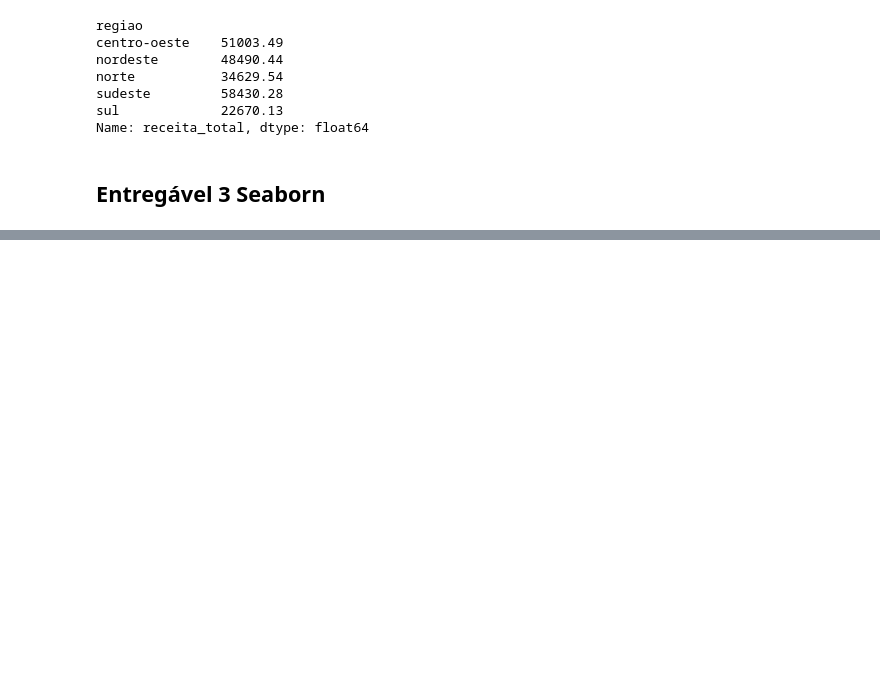
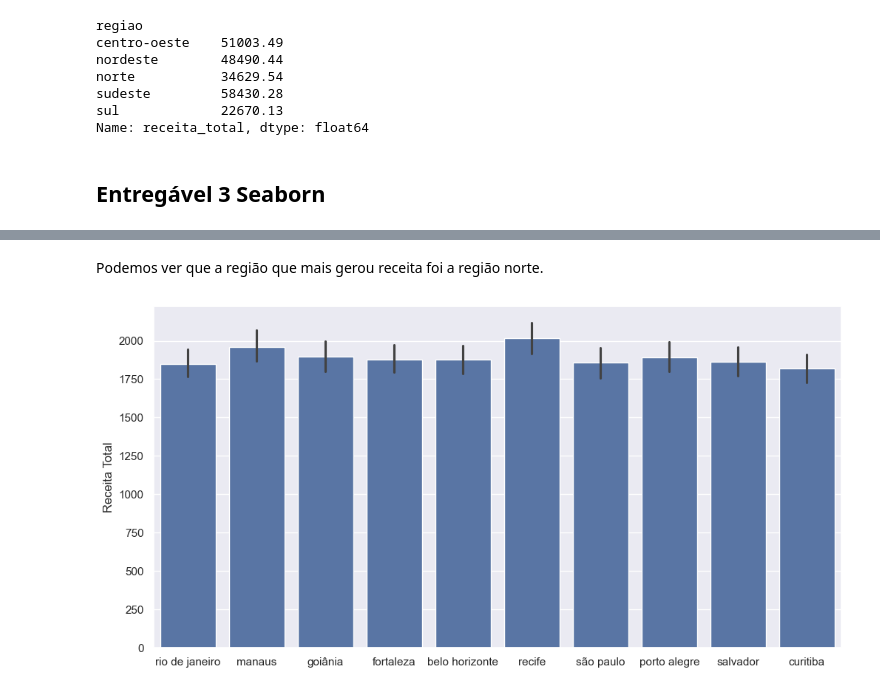
Before and after one commit to UFRJ-Analytica/ufrj-analytica-training, a Jupyter notebook: entregaveis/notebooks/arthur_pereira.ipynb, the cells around one changed output, grey strips where cells are left out. Saved outputs shown, nothing was run; the diff lists cells and outputs as text; code cells hidden in the pictures; blank space fills up the shorter version.

```diff
--- a/entregaveis/notebooks/arthur_pereira.ipynb
+++ b/entregaveis/notebooks/arthur_pereira.ipynb
@@ -458,0 +472,10 @@ Name: receita_total, dtype: float64
+# %% [markdown]
+Podemos ver que a região que mais gerou receita foi a região norte.
+# %%
+plt.figure(figsize=(12, 6))
+sns.barplot(data=df,x='cidade',y='receita_total')
+plt.ylabel('Receita Total')
+plt.xlabel('')
+plt.show()
+# %% [output]
+[figure, added]
```
Also changed, not shown: parts of 16 cells of this notebook.
